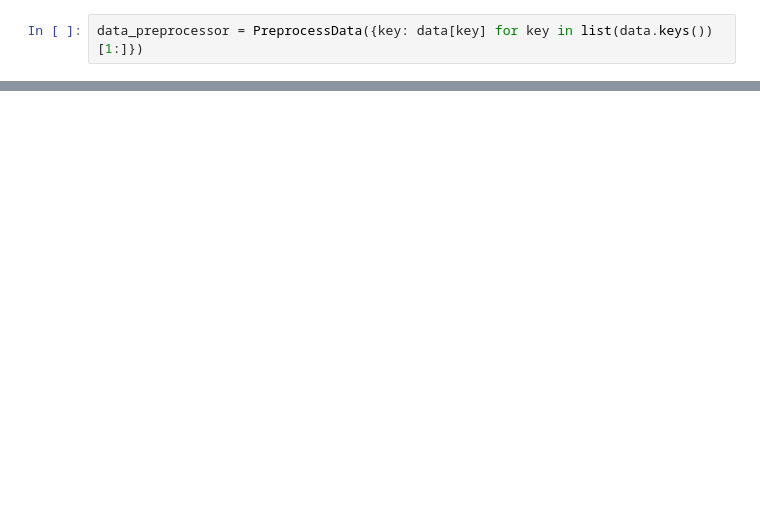
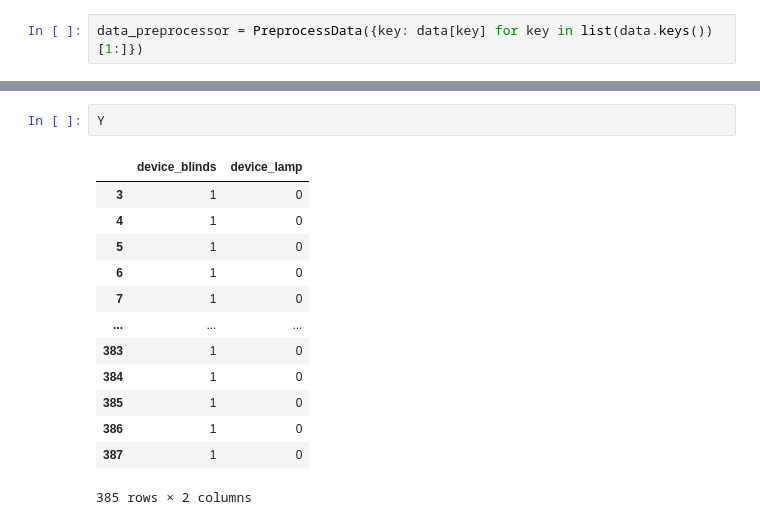
Before and after one commit to Fakser/Smart-house-rule-induction, a Jupyter notebook: notebook.ipynb, the cells around one changed output, grey strips where cells are left out. Cells and saved outputs as stored; diff of their text form; blank space fills up the shorter version.

```diff
--- a/notebook.ipynb
+++ b/notebook.ipynb
@@ -393,0 +386,16 @@ data_preprocessor.data_df
+# %%
+Y
+# %% [output]
+|  | device_blinds | device_lamp |
+| 3 | 1 | 0 |
+| 4 | 1 | 0 |
+| 5 | 1 | 0 |
+| 6 | 1 | 0 |
+| 7 | 1 | 0 |
+| ... | ... | ... |
+| 383 | 1 | 0 |
+| 384 | 1 | 0 |
+| 385 | 1 | 0 |
+| 386 | 1 | 0 |
+| 387 | 1 | 0 |
+385 rows × 2 columns
```
Also changed, not shown: parts of 23 cells of this notebook, 1 other file.
